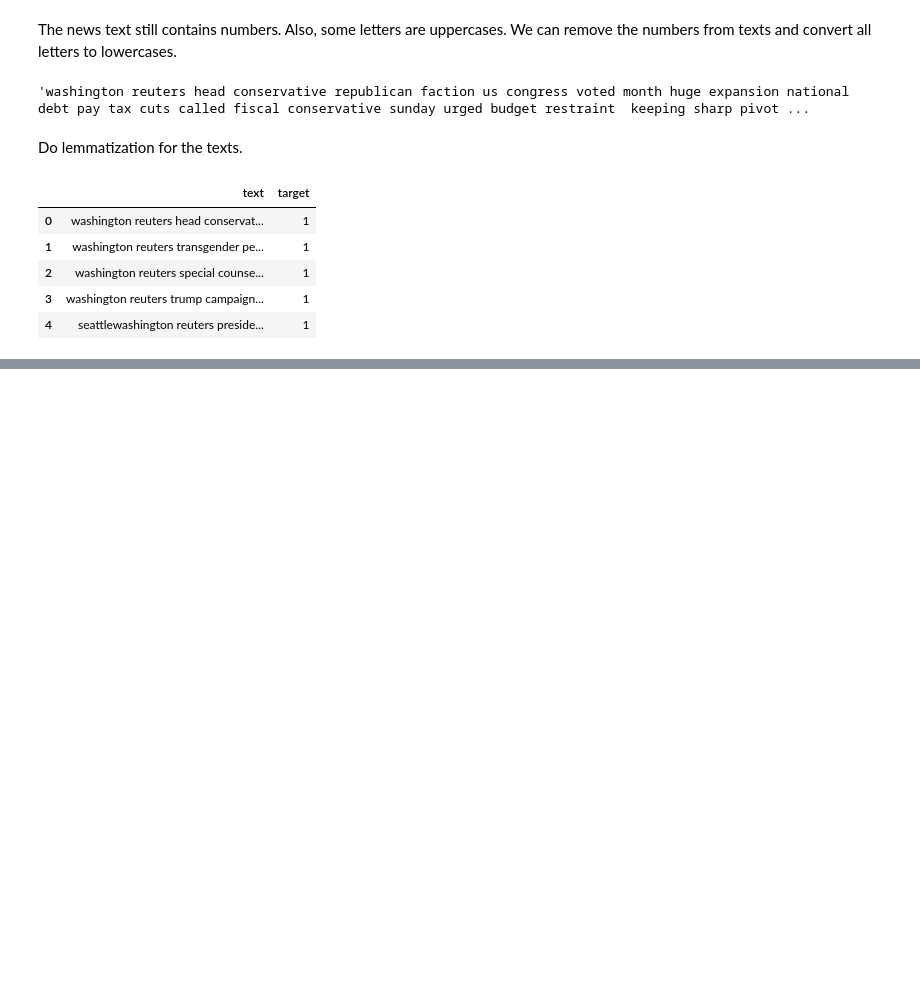
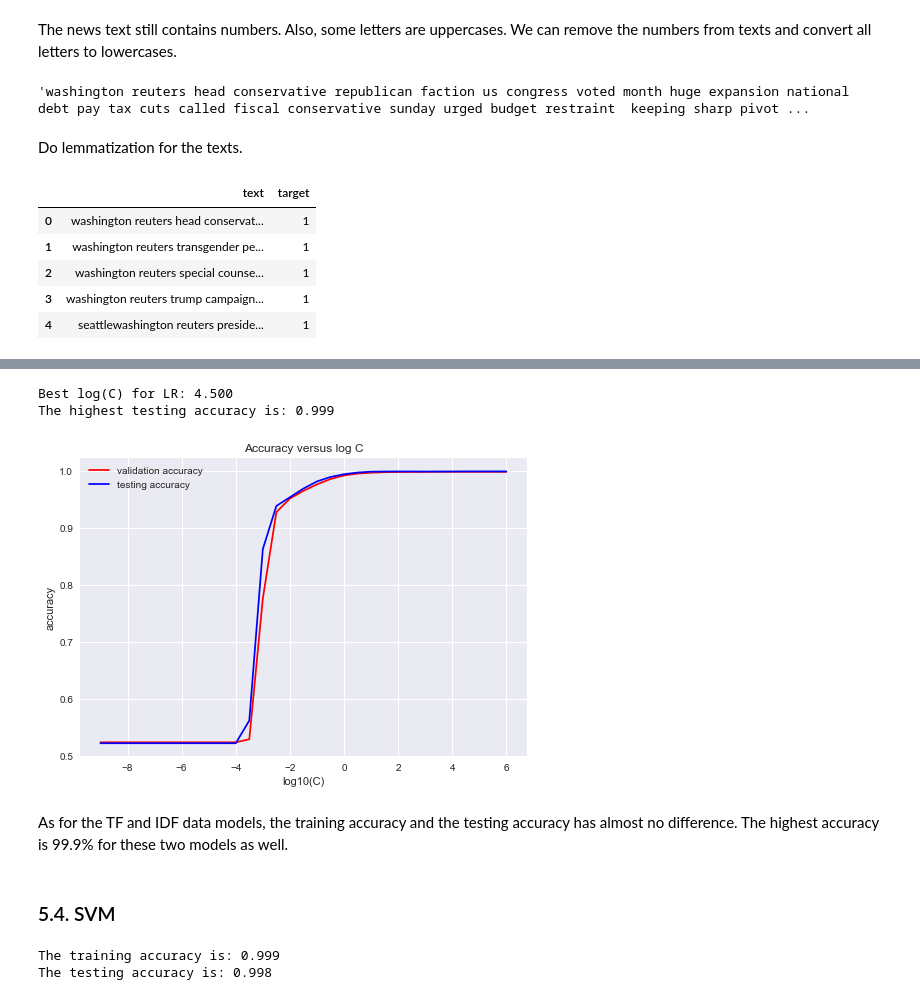
Before and after one commit to minhui-ma/Fake-news-and-real-news-classification, a Jupyter notebook: Fake_news_real_news.ipynb, the cells around one changed output, grey strips where cells are left out. Cells and saved outputs as stored; diff of their text form; code cells hidden in the pictures; blank space fills up the shorter version.

```diff
--- a/Fake_news_real_news.ipynb
+++ b/Fake_news_real_news.ipynb
@@ -249,0 +306,10 @@ tfidf
+# %%
+LR_model(x_tr_idf, x_te_idf)
+# %% [output]
+Best log(C) for LR: 4.500
+The highest testing accuracy is: 0.999
+[figure, added]
+# %% [markdown]
+As for the TF and IDF data models, the training accuracy and the testing accuracy has almost no difference. The highest accuracy is 99.9% for these two models as well.
+# %% [markdown]
+### 5.4. SVM
@@ -249,0 +329,5 @@ tfidf
+# %%
+SVM_model(x_tr_cv, x_te_cv)
+# %% [output]
+The training accuracy is: 0.999
+The testing accuracy is: 0.998
```
Also changed, not shown: parts of 39 cells of this notebook.
